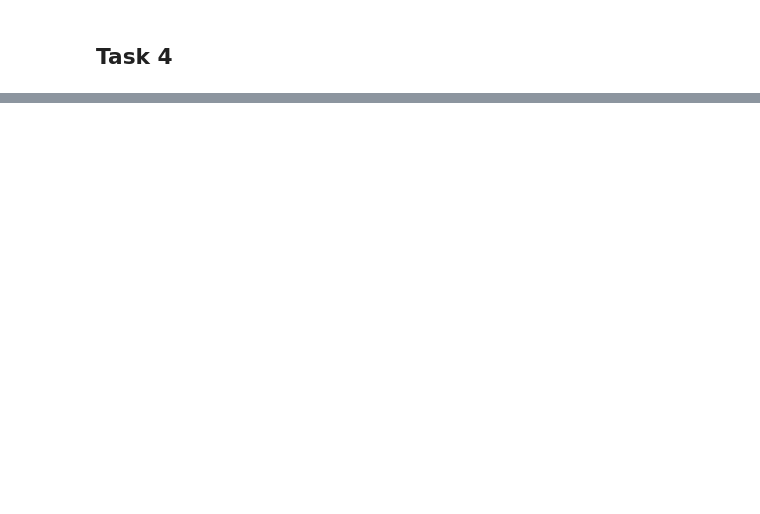
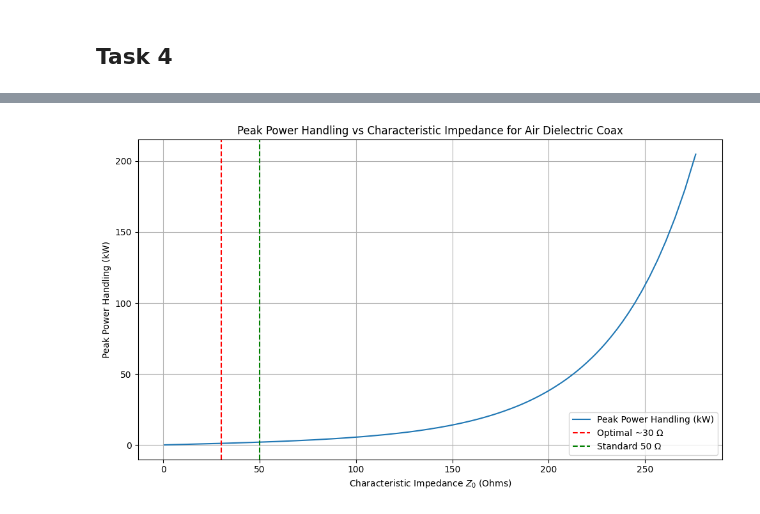
Before and after one commit to NortheLo/Microwave_Eng_Lab, a Jupyter notebook: Lab1_Network_Analysis/Lab1_Preliminary.ipynb, the cells around one changed output, grey strips where cells are left out. Cells and saved outputs as stored; diff of their text form; code cells hidden in the pictures; blank space fills up the shorter version.

```diff
--- a/Lab1_Network_Analysis/Lab1_Preliminary.ipynb
+++ b/Lab1_Network_Analysis/Lab1_Preliminary.ipynb
@@ -46,0 +198,47 @@ Insert solution here
+# %%
+import numpy as np
+import matplotlib.pyplot as plt
+
+# Constants
+E_crit = 1e5  # Critical breakdown field in V/m (conservative)
+mu0 = 4 * np.pi * 1e-7
+sigma_cu = 5.8e7  # Copper conductivity S/m
+eps_r = 1.0  # Air dielectric
+
+# Outer conductor diameter fixed
+D = 10e-3  # 10 mm outer conductor inner diameter
+
+# Inner conductor diameters
+d_vals = np.linspace(0.1e-3, 9.9e-3, 1000)  # avoid d = D
+
+# Calculate characteristic impedance Z0
+Z0 = (60 / np.sqrt(eps_r)) * np.log(D / d_vals)
+
+# Calculate a and r
+a = (D - d_vals) / 2
+r = d_vals / 2
+
+# Calculate field enhancement beta
+beta = (a / r) / np.log(1 + (a / r))
+
+# Calculate max voltage
+V_max = E_crit * a * beta
+
+# Calculate peak power handling
+P_peak = V_max**2 / (2 * Z0)  # Watts
+
+# Plot peak power vs Z0
+plt.figure(figsize=(10,6))
+plt.plot(Z0, P_peak / 1e3, label='Peak Power Handling (kW)')
+plt.axvline(30, color='red', linestyle='--', label='Optimal ~30 Ω')
+plt.axvline(50, color='green', linestyle='--', label='Standard 50 Ω')
+
+plt.xlabel('Characteristic Impedance $Z_0$ (Ohms)')
+plt.ylabel('Peak Power Handling (kW)')
+plt.title('Peak Power Handling vs Characteristic Impedance for Air Dielectric Coax')
+plt.grid(True)
+plt.legend()
+plt.tight_layout()
+plt.show()
+# %% [output]
+[figure, added]
```
Also changed, not shown: parts of 13 cells of this notebook.
